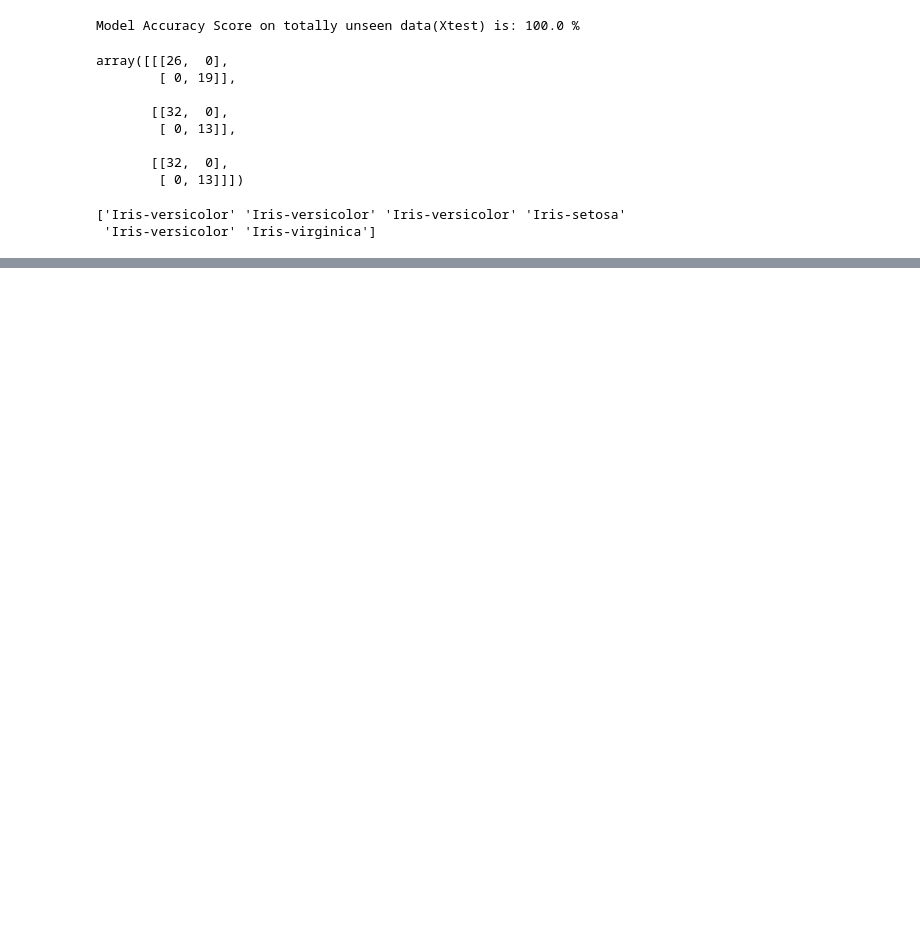
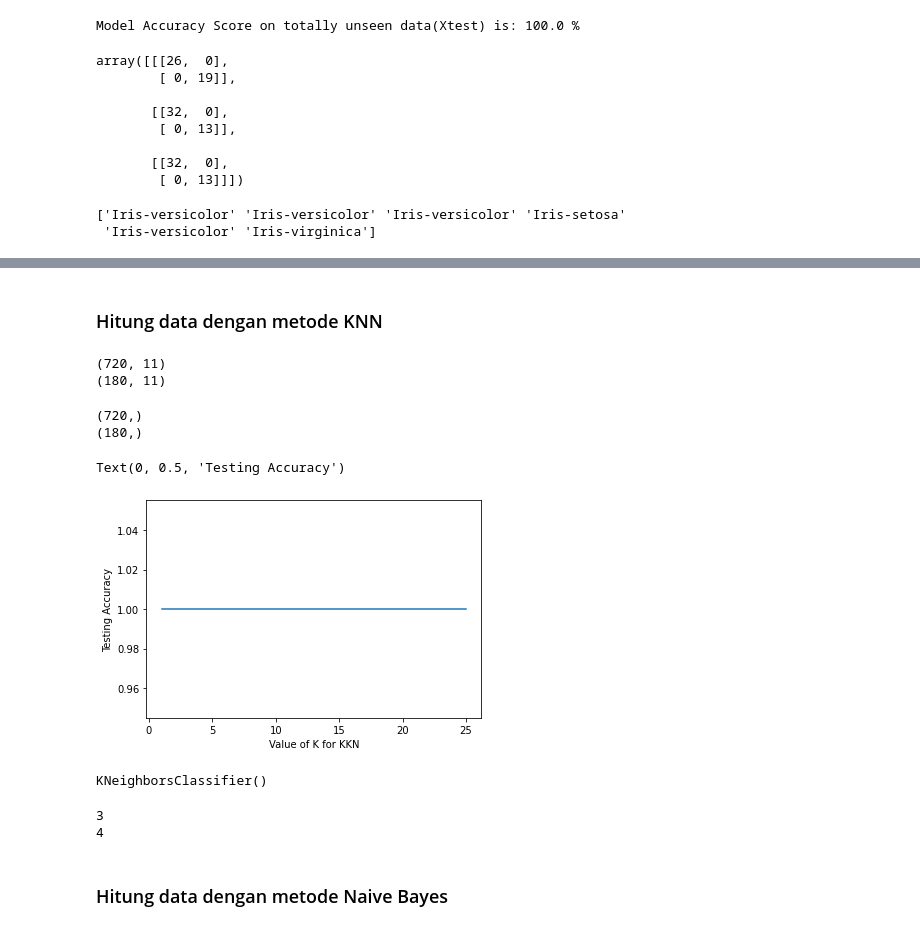
Before and after one commit to ZuniAmandaDewi/datamining, a Jupyter notebook: _sources/tugas_pendat/Tugas.ipynb, the cells around one changed output, grey strips where cells are left out. Drawn from its saved outputs; the diff is of its cells as text; code cells hidden in the pictures; blank space fills up the shorter version.

```diff
--- a/_sources/tugas_pendat/Tugas.ipynb
+++ b/_sources/tugas_pendat/Tugas.ipynb
@@ -1143,0 +1341,3 @@ print(Iris_Fclf.predict(Test_point))
+# %%
+dataMinMax = pd.DataFrame(scaled_data, columns=dataBaru.columns.values)
+dataMinMax
@@ -1143,0 +1397,64 @@ print(Iris_Fclf.predict(Test_point))
+# %% [markdown]
+### Hitung data dengan metode KNN
+# %%
+# Memisahkan dataset dalam variabel independen dan dependen
+X = dataMinMax.iloc[:,:11].values #data
+y = dataHasil['risk_rating'].values #target
+# %%
+from sklearn.model_selection import train_test_split
+X_train,X_test,y_train,y_test = train_test_split(X,y,test_size=0.2,random_state=4)
+# %%
+print(X_train.shape)
+print(X_test.shape)
+# %% [output]
+(720, 11)
+(180, 11)
+# %%
+print(y_train.shape)
+print(y_test.shape)
+# %% [output]
+(720,)
+(180,)
+# %%
+from sklearn.neighbors import KNeighborsClassifier
+
+from sklearn import metrics
+
+k_range = range(1,26)
+scores = {}
+scores_list = []
+for k in k_range:
+  knn = KNeighborsClassifier(n_neighbors=k)
+  knn.fit(X_train,y_train)
+  y_pred = knn.predict(X_test)
+  scores[k] = metrics.accuracy_score(y_test,y_pred)
+  scores_list.append(metrics.accuracy_score(y_test,y_pred))
+# %%
+%matplotlib inline
+import matplotlib.pyplot as plt
+
+#plot the relationship between K and the testing accuracy
+plt.plot(k_range,scores_list)
+plt.xlabel('Value of K for KKN')
+plt.ylabel('Testing Accuracy')
+# %% [output]
+Text(0, 0.5, 'Testing Accuracy')
+[figure, added]
+# %%
+knn = KNeighborsClassifier(n_neighbors=5)
+knn.fit(X,y)
+# %% [output]
+KNeighborsClassifier()
+# %%
+classes = {0:'1',1:'2',2:'3', 3:'4', 4:'5'}
+
+x_new = [[0,0,0,0,0,0,0,0,0,0,0],[1,1,1,1,0,1,0,0,1,1,0]]
+y_predict = knn.predict(x_new)
+
+print(classes[y_predict[0]])
+print(classes[y_predict[1]])
+# %% [output]
+3
+4
+# %% [markdown]
+ ### Hitung data dengan metode Naive Bayes
```
Also changed, not shown: parts of 34 cells of this notebook, 15 other files.
